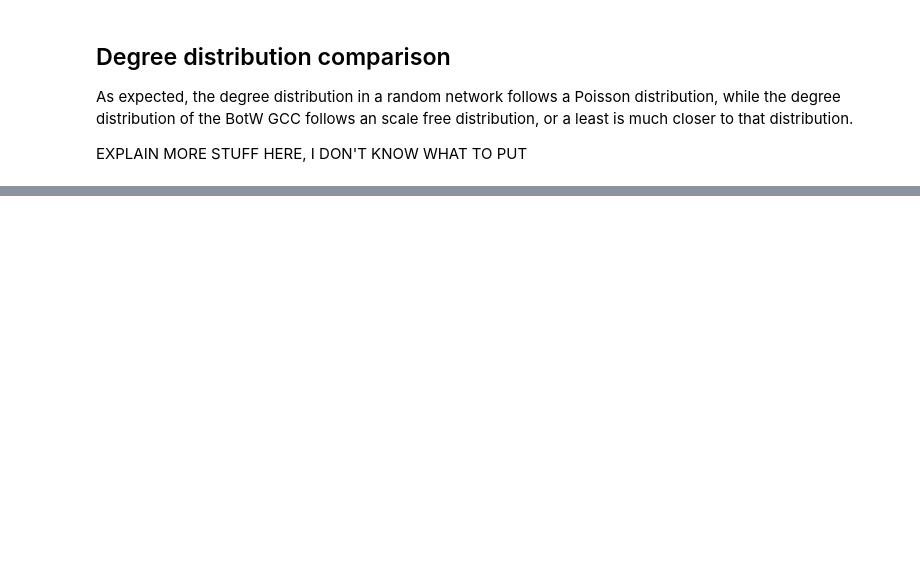
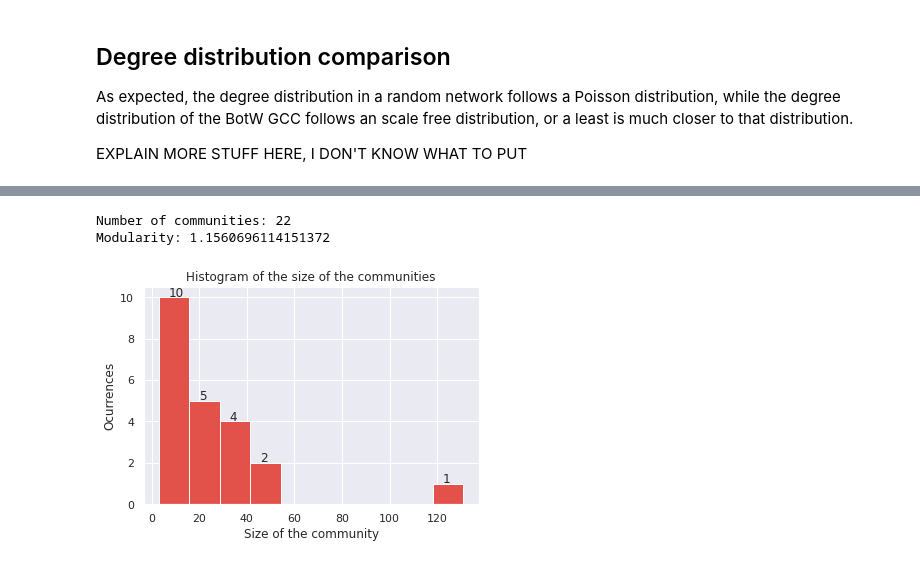
Before and after one commit to Moesen/socialgraphs2021, a Jupyter notebook: Assignment2/Assignment2Ale.ipynb, the cells around one changed output, grey strips where cells are left out. Cells and saved outputs as stored; diff of their text form; code cells hidden in the pictures; blank space fills up the shorter version.

```diff
--- a/Assignment2/Assignment2Ale.ipynb
+++ b/Assignment2/Assignment2Ale.ipynb
@@ -389,0 +591,50 @@ About the connections between nodes, we can see that most nodes are connected to
+# %%
+def construct_communities(partition, G):
+
+  communities = dict()
+
+  for node_name in G.nodes():
+    key = partition[node_name]
+    communities[key] = communities.get(key, [])
+    communities[key].append(node_name)
+
+  return communities
+
+def modularity(communities, graph):
+  modularity = 0
+  for com in communities:
+    Lc = len(graph.edges(communities[com]))
+    L = len(graph.edges)
+    kc = sum(x[1] for x in list(graph.degree(communities[com])))
+
+    modularity += Lc/L - (kc/(2*L))**2
+  return modularity
+
+communities = construct_communities(partition, UGCC)
+mod = modularity(communities, UGCC)
+
+# Setting the dictionary keys to top3 names, as specified in exercise
+for key, community_k in dict(communities).items():
+  top3 = sorted([name for name in community_k], key = lambda x: UGCC.degree(x), reverse=True)[:3]
+  names = "_".join([x.replace(" ", "-") for x in top3])
+
+  # Adding top3 as new name, and deleting previous key
+  communities[names] = community_k
+  del communities[key]
+
+print("Number of communities:", len(set(partition.values())))
+print("Modularity:", mod)
+# %% [output]
+Number of communities: 22
+Modularity: 1.1560696114151372
+# %%
+counts, bins, bars = plt.hist([len(x) for x in communities.values()])
+for c, b in zip(counts, bins):
+    if c > 0: plt.text(b+4, c+.05, f"{c:.0f}")
+
+plt.title("Histogram of the size of the communities")
+plt.xlabel("Size of the community")
+plt.ylabel("Ocurrences")
+plt.show() # Fix colors
+# %% [output]
+[figure, added]
```
Also changed, not shown: parts of 33 cells of this notebook, 1 other file.
